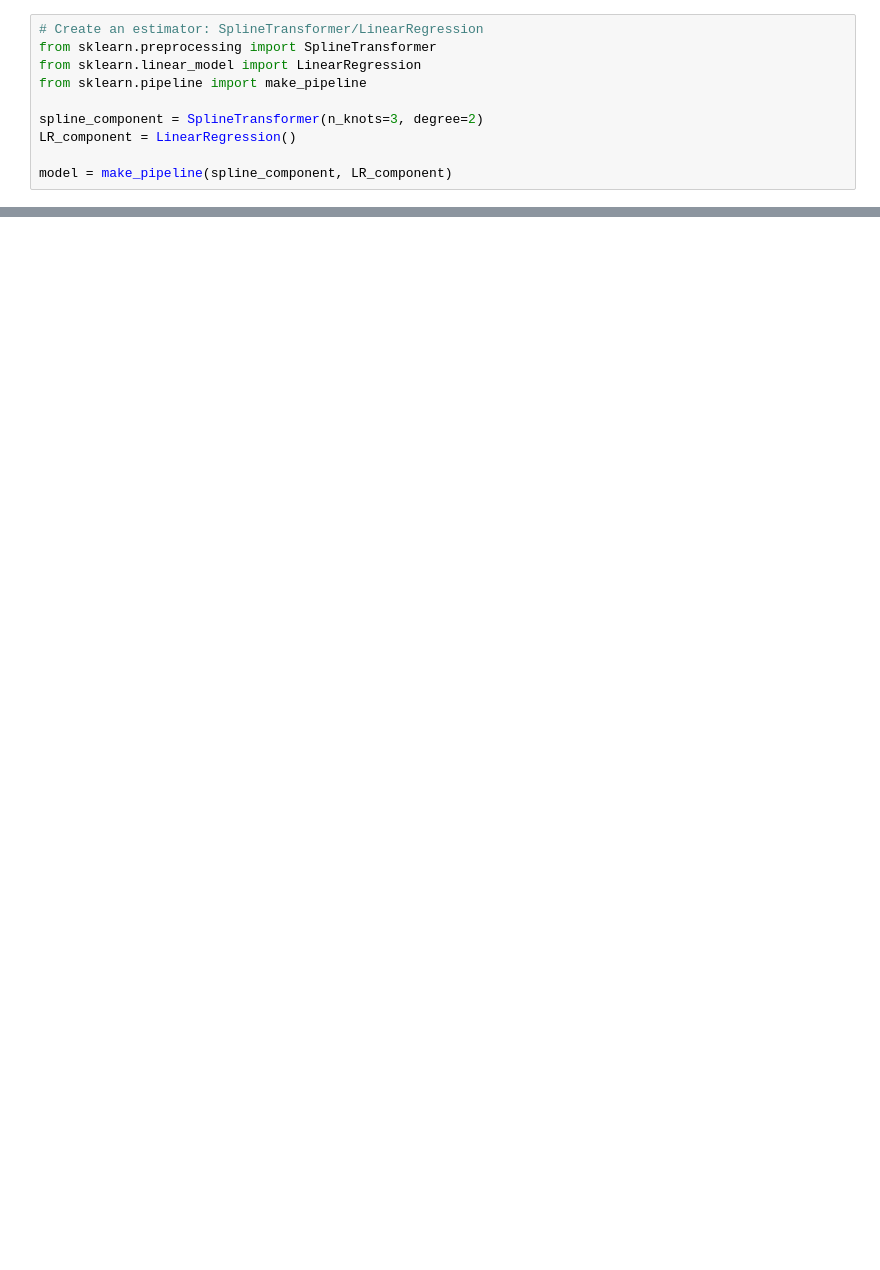
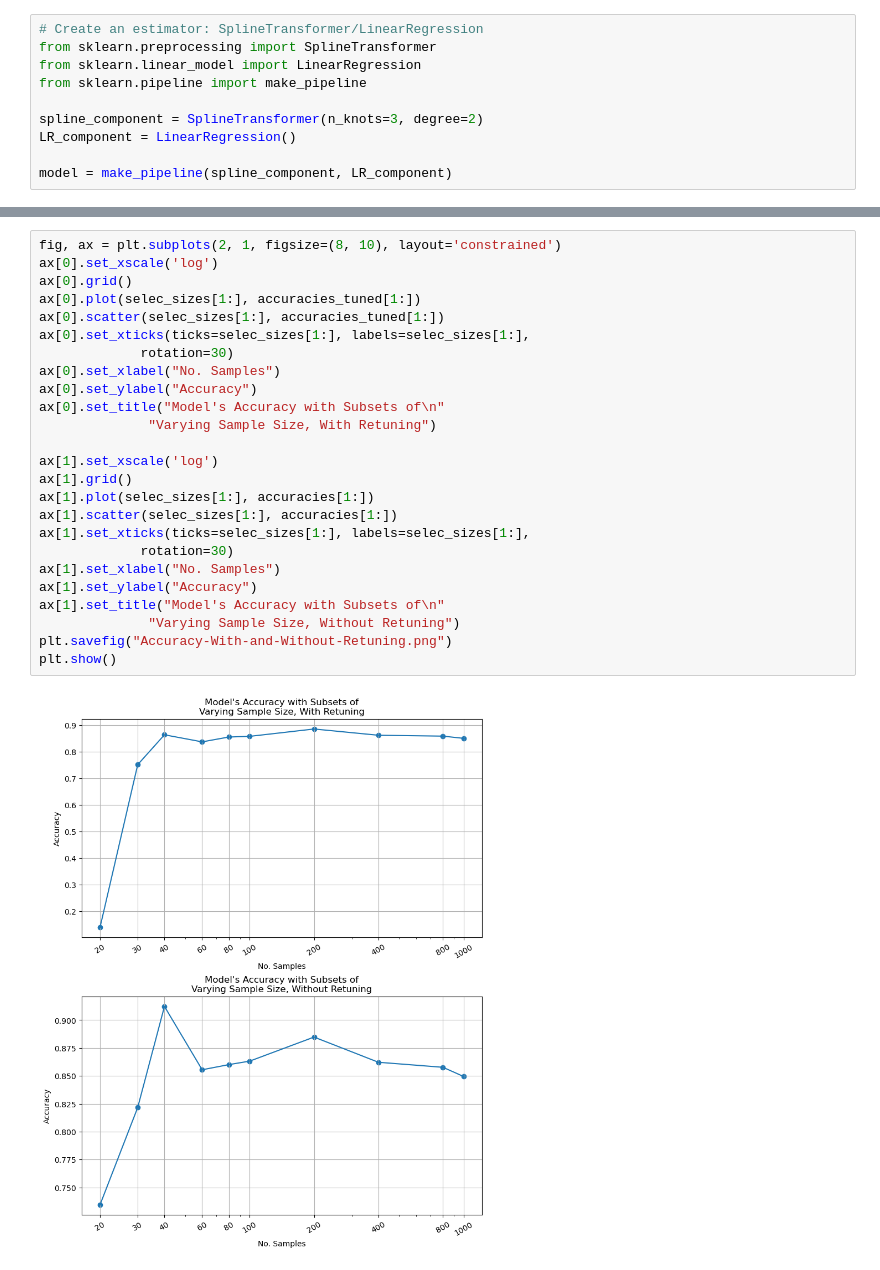
Before and after one commit to drjlevi6/Data-Scientist, a Jupyter notebook: Predictive-Accuracy-And-Dataset-Size/predictive_accuracy_and_dataset_size.ipynb, the cells around one changed output, grey strips where cells are left out. Drawn from its saved outputs; the diff is of its cells as text; blank space fills up the shorter version.

```diff
--- a/Predictive-Accuracy-And-Dataset-Size/predictive_accuracy_and_dataset_size.ipynb
+++ b/Predictive-Accuracy-And-Dataset-Size/predictive_accuracy_and_dataset_size.ipynb
@@ -120,0 +166,27 @@ plt.show()
+# %%
+fig, ax = plt.subplots(2, 1, figsize=(8, 10), layout='constrained')
+ax[0].set_xscale('log')
+ax[0].grid()
+ax[0].plot(selec_sizes[1:], accuracies_tuned[1:])
+ax[0].scatter(selec_sizes[1:], accuracies_tuned[1:])
+ax[0].set_xticks(ticks=selec_sizes[1:], labels=selec_sizes[1:],
+             rotation=30)
+ax[0].set_xlabel("No. Samples")
+ax[0].set_ylabel("Accuracy")
+ax[0].set_title("Model's Accuracy with Subsets of\n"
+              "Varying Sample Size, With Retuning")
+
+ax[1].set_xscale('log')
+ax[1].grid()
+ax[1].plot(selec_sizes[1:], accuracies[1:])
+ax[1].scatter(selec_sizes[1:], accuracies[1:])
+ax[1].set_xticks(ticks=selec_sizes[1:], labels=selec_sizes[1:],
+             rotation=30)
+ax[1].set_xlabel("No. Samples")
+ax[1].set_ylabel("Accuracy")
+ax[1].set_title("Model's Accuracy with Subsets of\n"
+              "Varying Sample Size, Without Retuning")
+plt.savefig("Accuracy-With-and-Without-Retuning.png")
+plt.show()
+# %% [output]
+[figure, added]
```
Also changed, not shown: parts of 5 cells of this notebook.
